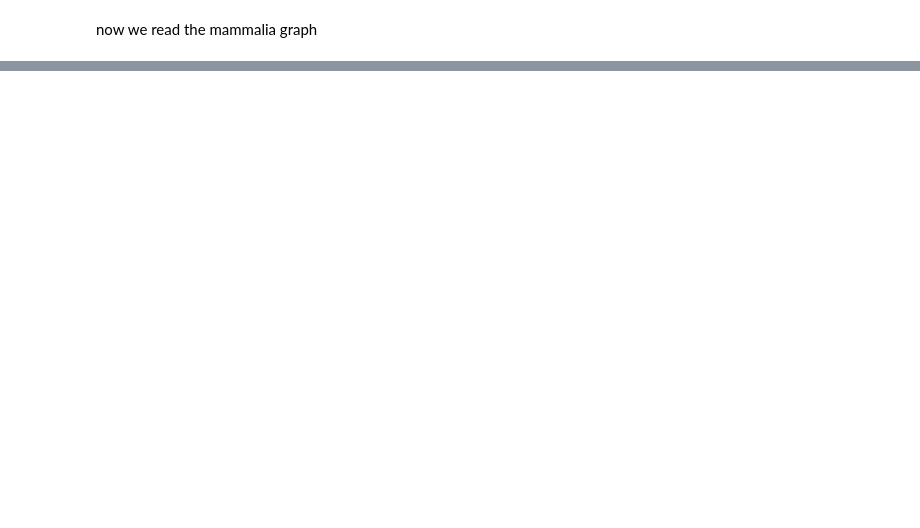
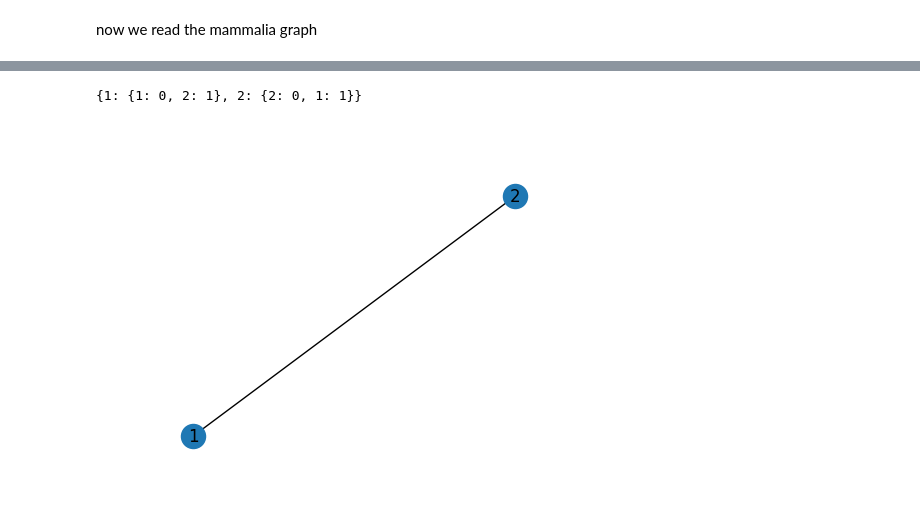
Before and after one commit to Eldadkro/ShapeOfData, a Jupyter notebook: first-runs.ipynb, the cells around one changed output, grey strips where cells are left out. Drawn from its saved outputs; the diff is of its cells as text; code cells hidden in the pictures; blank space fills up the shorter version.

Commit message:
tests of comple graph and line graph until excess

```diff
--- a/first-runs.ipynb
+++ b/first-runs.ipynb
@@ -91,0 +100,26 @@ plt.show()
+# %%
+
+g_one = nx.Graph()
+g_one.add_nodes_from([1,2])
+g_one.add_edge(1,2)
+
+dist = dict(nx.all_pairs_dijkstra_path_length(g_one))
+dist
+# %% [output]
+{1: {1: 0, 2: 1}, 2: {2: 0, 1: 1}}
+# %%
+options = {
+    "font_size": 20,
+    "node_size": 1000,
+    "node_color": (1, 1, 1),
+    "edgecolors": "black",
+    "linewidths": 3,
+    "width": 3,
+}
+nx.draw_networkx(g_one)
+ax = plt.gca()
+ax.margins(0.20)
+plt.axis("off")
+plt.show()
+# %% [output]
+[figure, added]
```
Also changed, not shown: parts of 4 cells of this notebook, 8 other files.
